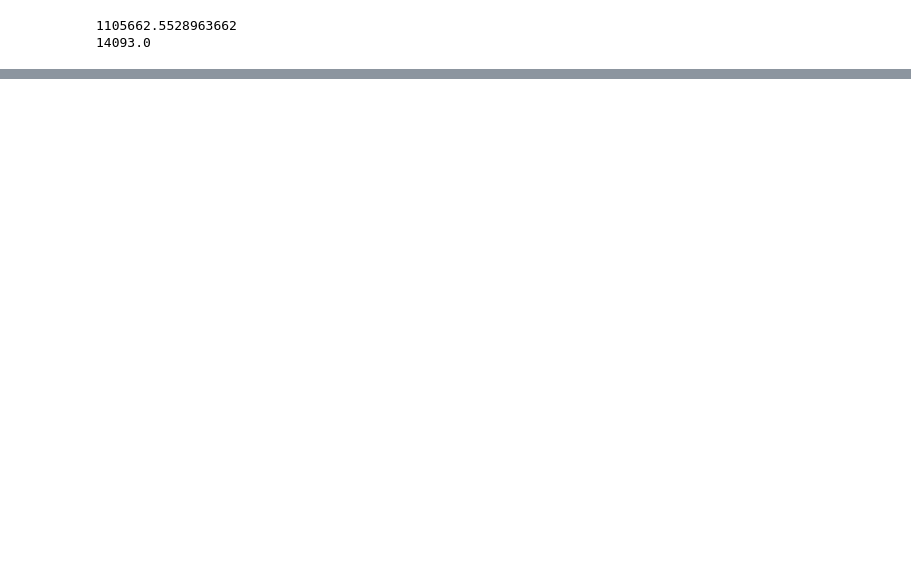
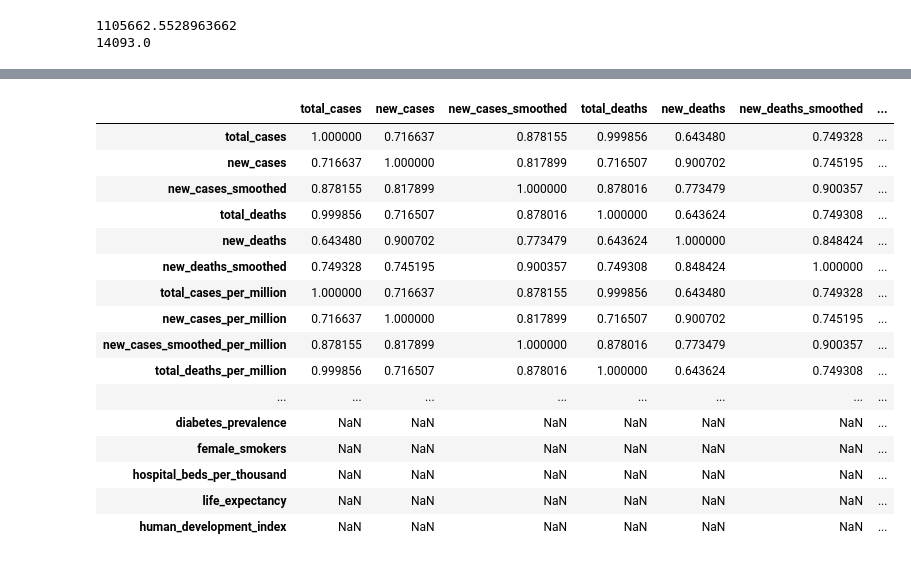
Before and after one commit to lluk4z/IF697-CienciaDeDados, a Jupyter notebook: Projeto01.ipynb, the cells around one changed output, grey strips where cells are left out. Drawn from its saved outputs; the diff is of its cells as text; code cells hidden in the pictures; blank space fills up the shorter version.

```diff
--- a/Projeto01.ipynb
+++ b/Projeto01.ipynb
@@ -801,0 +924,27 @@ print(df['total_cases'].median())
+# %%
+df_3 = pd.DataFrame(data=df_knn[0:,0:],columns=['total_cases',
+ 'new_cases',
+ 'new_cases_smoothed',
+ 'total_deaths',
+ 'new_deaths',
+ 'new_deaths_smoothed',
+ 'total_cases_per_million',
+ 'new_cases_per_million',
+ 'new_cases_smoothed_per_million',
+ 'total_deaths_per_million',
+ 'new_deaths_per_million',
+ 'new_deaths_smoothed_per_million',
+ 'reproduction_rate',
+ 'stringency_index',
+ 'population',
+ 'population_density',
+ 'median_age',
+ 'aged_65_older',
+ 'aged_70_older',
+ 'gdp_per_capita',
+ 'cardiovasc_death_rate',
+ 'diabetes_prevalence',
+ 'female_smokers',
+ 'hospital_beds_per_thousand',
+ 'life_expectancy',
+ 'human_development_index'])
@@ -801,0 +1006,9 @@ print(df['total_cases'].median())
+# %%
+df_2_brasil = df_2[df_2.location=="Brazil"]
+# %%
+df_2_brasil = df_2_brasil.reset_index(drop=True)
+# %%
+df_3['iso_code'] = df_2_brasil['iso_code']
+df_3['continent'] = df_2_brasil['continent']
+df_3['location'] = df_2_brasil['location']
+df_3['date'] = df_2_brasil['date']
@@ -801,0 +1033,20 @@ print(df['total_cases'].median())
+# %%
+df_3.corr(method='spearman')
+# %% [output]
+|  | total_cases | new_cases | new_cases_smoothed | total_deaths | new_deaths | new_deaths_smoothed | ... |
+| total_cases | 1.000000 | 0.716637 | 0.878155 | 0.999856 | 0.643480 | 0.749328 | ... |
+| new_cases | 0.716637 | 1.000000 | 0.817899 | 0.716507 | 0.900702 | 0.745195 | ... |
+| new_cases_smoothed | 0.878155 | 0.817899 | 1.000000 | 0.878016 | 0.773479 | 0.900357 | ... |
+| total_deaths | 0.999856 | 0.716507 | 0.878016 | 1.000000 | 0.643624 | 0.749308 | ... |
+| new_deaths | 0.643480 | 0.900702 | 0.773479 | 0.643624 | 1.000000 | 0.848424 | ... |
+| new_deaths_smoothed | 0.749328 | 0.745195 | 0.900357 | 0.749308 | 0.848424 | 1.000000 | ... |
+| total_cases_per_million | 1.000000 | 0.716637 | 0.878155 | 0.999856 | 0.643480 | 0.749328 | ... |
+| new_cases_per_million | 0.716637 | 1.000000 | 0.817899 | 0.716507 | 0.900702 | 0.745195 | ... |
+| new_cases_smoothed_per_million | 0.878155 | 0.817899 | 1.000000 | 0.878016 | 0.773479 | 0.900357 | ... |
+| total_deaths_per_million | 0.999856 | 0.716507 | 0.878016 | 1.000000 | 0.643624 | 0.749308 | ... |
+| ... | ... | ... | ... | ... | ... | ... | ... |
+| diabetes_prevalence | NaN | NaN | NaN | NaN | NaN | NaN | ... |
+| female_smokers | NaN | NaN | NaN | NaN | NaN | NaN | ... |
+| hospital_beds_per_thousand | NaN | NaN | NaN | NaN | NaN | NaN | ... |
+| life_expectancy | NaN | NaN | NaN | NaN | NaN | NaN | ... |
+| human_development_index | NaN | NaN | NaN | NaN | NaN | NaN | ... |
```
Also changed, not shown: parts of 28 cells of this notebook.
